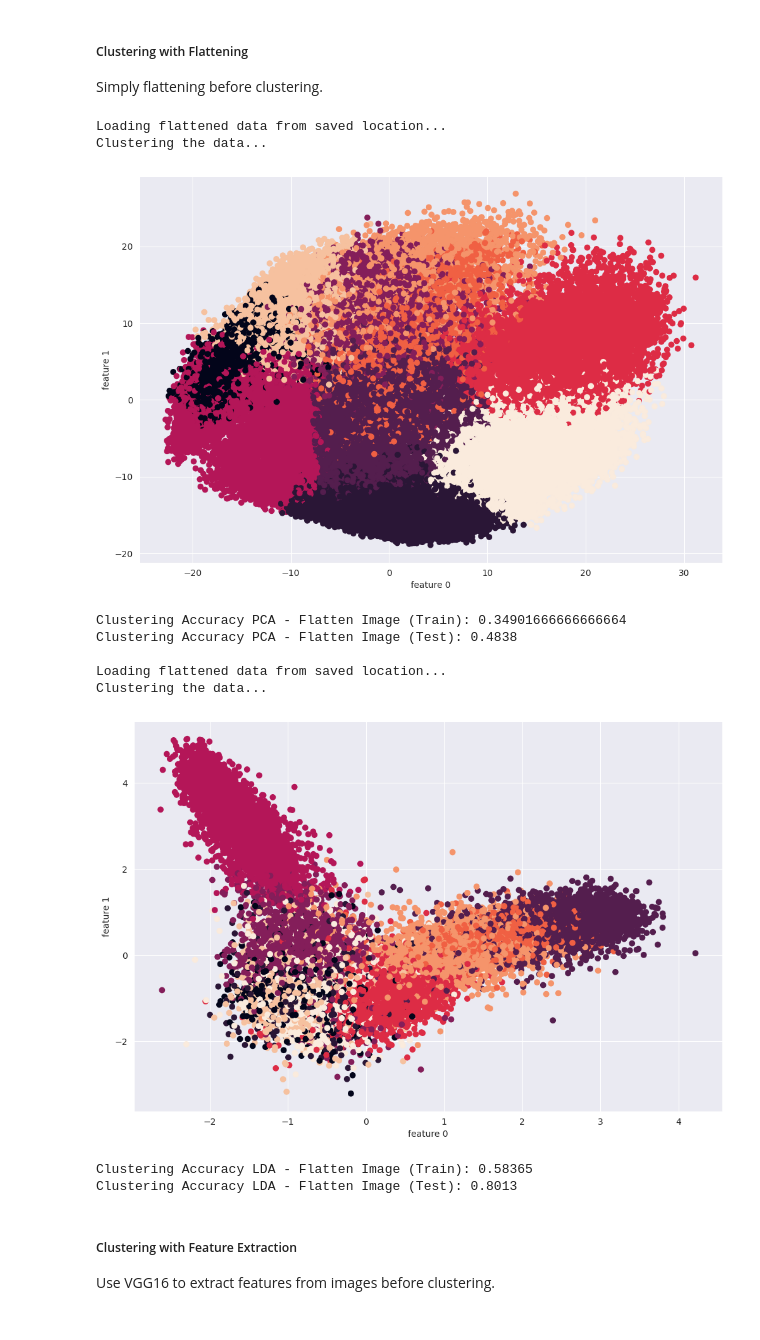
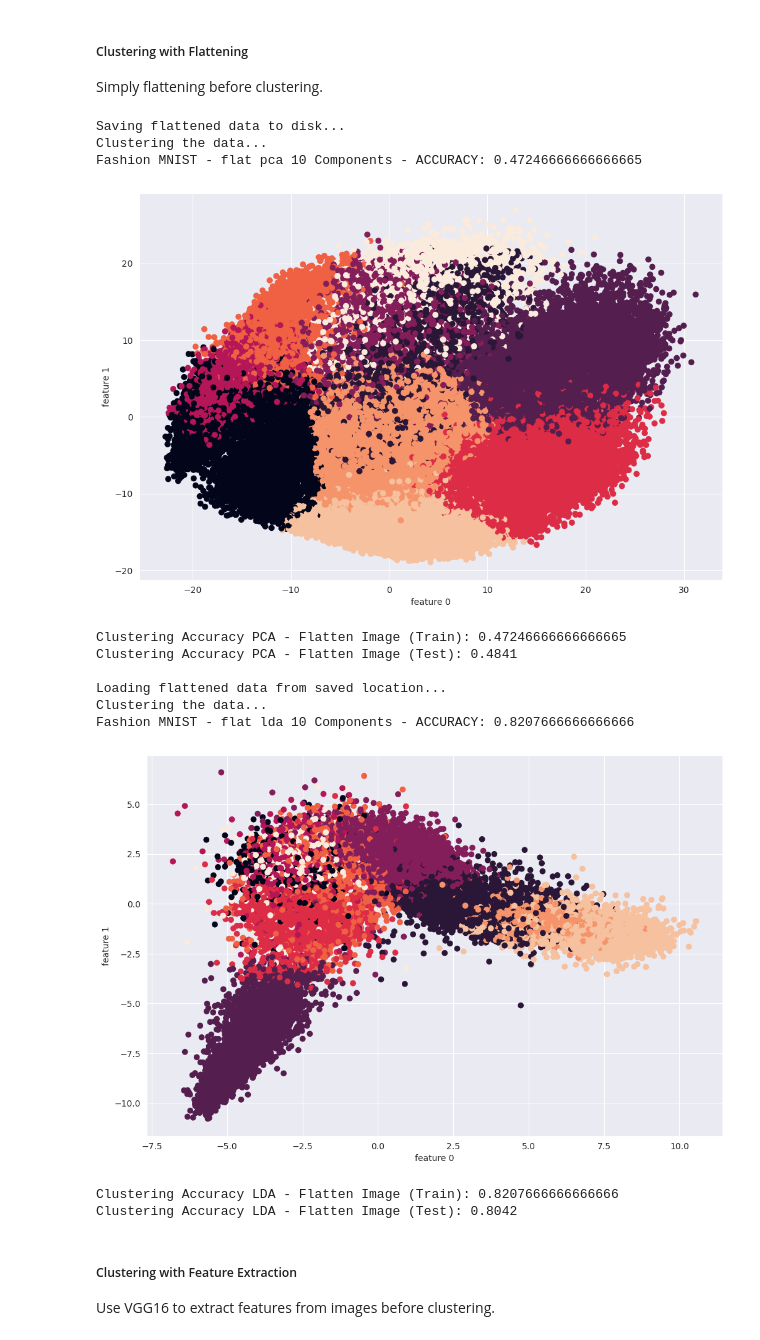
Before and after one commit to AkashRamakrishnan/DLProject, a Jupyter notebook: cnn_network.ipynb, the cells around one changed output. Cells and saved outputs as stored; diff of their text form; code cells hidden in the pictures.

```diff
--- a/cnn_network.ipynb
+++ b/cnn_network.ipynb
@@ -410,6 +261,7 @@ Accuracy of Ankle Boot: 94.00%
 # %%
 # For defense, we will not split the validation set
 poisoned_full_trainloader = torch.utils.data.DataLoader(dataset, batch_size=64, generator=torch.Generator(device))
+clean_full_trainloader = torch.utils.data.DataLoader(trainset, batch_size=64, generator=torch.Generator(device))
 # %% [markdown]
 ### Clustering
 Using Auto Encoders to cluster the poisoned data and find the labels/accuracy improvement.
@@ -419,25 +271,27 @@ Using Auto Encoders to cluster the poisoned data and find the labels/accuracy im
 ##### Clustering with Flattening
 Simply flattening before clustering.
 # %%
-cae_flat_pca, train_flat_benchmark_pca, test_flat_benchmark_pca = train_cluster(poisoned_full_trainloader, testloader, "flat", "pca", device, FEATURES_PATH, 10)
+cae_flat_pca, train_flat_benchmark_pca, test_flat_benchmark_pca = train_cluster(clean_full_trainloader, clean_full_trainloader, testloader, "flat", "pca", device, FEATURES_PATH, 10)
 print(f"Clustering Accuracy PCA - Flatten Image (Train): {train_flat_benchmark_pca[1]['clustering_accuracy']}")
 print(f"Clustering Accuracy PCA - Flatten Image (Test): {test_flat_benchmark_pca[1]['clustering_accuracy']}")
 print()
-cae_flat_lda, train_flat_benchmark_lda, test_flat_benchmark_lda = train_cluster(poisoned_full_trainloader, testloader, "flat", "lda", device, FEATURES_PATH, 10)
+cae_flat_lda, train_flat_benchmark_lda, test_flat_benchmark_lda = train_cluster(clean_full_trainloader, clean_full_trainloader, testloader, "flat", "lda", device, FEATURES_PATH, 10)
 print(f"Clustering Accuracy LDA - Flatten Image (Train): {train_flat_benchmark_lda[1]['clustering_accuracy']}")
 print(f"Clustering Accuracy LDA - Flatten Image (Test): {test_flat_benchmark_lda[1]['clustering_accuracy']}")
 # %% [output]
-Loading flattened data from saved location...
+Saving flattened data to disk...
 Clustering the data...
+Fashion MNIST - flat pca 10 Components - ACCURACY: 0.47246666666666665
-[figure, old version]
+[figure, new version]
-Clustering Accuracy PCA - Flatten Image (Train): 0.34901666666666664
-Clustering Accuracy PCA - Flatten Image (Test): 0.4838
+Clustering Accuracy PCA - Flatten Image (Train): 0.47246666666666665
+Clustering Accuracy PCA - Flatten Image (Test): 0.4841
 
 Loading flattened data from saved location...
 Clustering the data...
+Fashion MNIST - flat lda 10 Components - ACCURACY: 0.8207666666666666
-[figure, old version]
+[figure, new version]
-Clustering Accuracy LDA - Flatten Image (Train): 0.58365
-Clustering Accuracy LDA - Flatten Image (Test): 0.8013
+Clustering Accuracy LDA - Flatten Image (Train): 0.8207666666666666
+Clustering Accuracy LDA - Flatten Image (Test): 0.8042
 # %% [markdown]
 ##### Clustering with Feature Extraction
 Use VGG16 to extract features from images before clustering.
```
Also changed, not shown: parts of 14 cells of this notebook, 5 other files.
